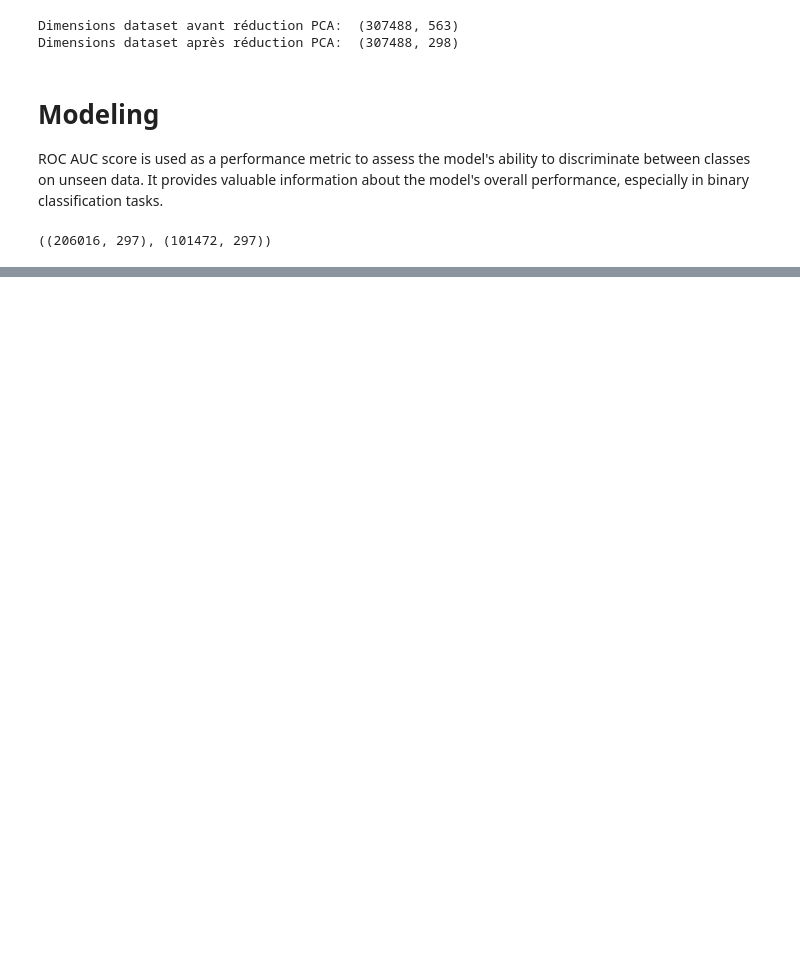
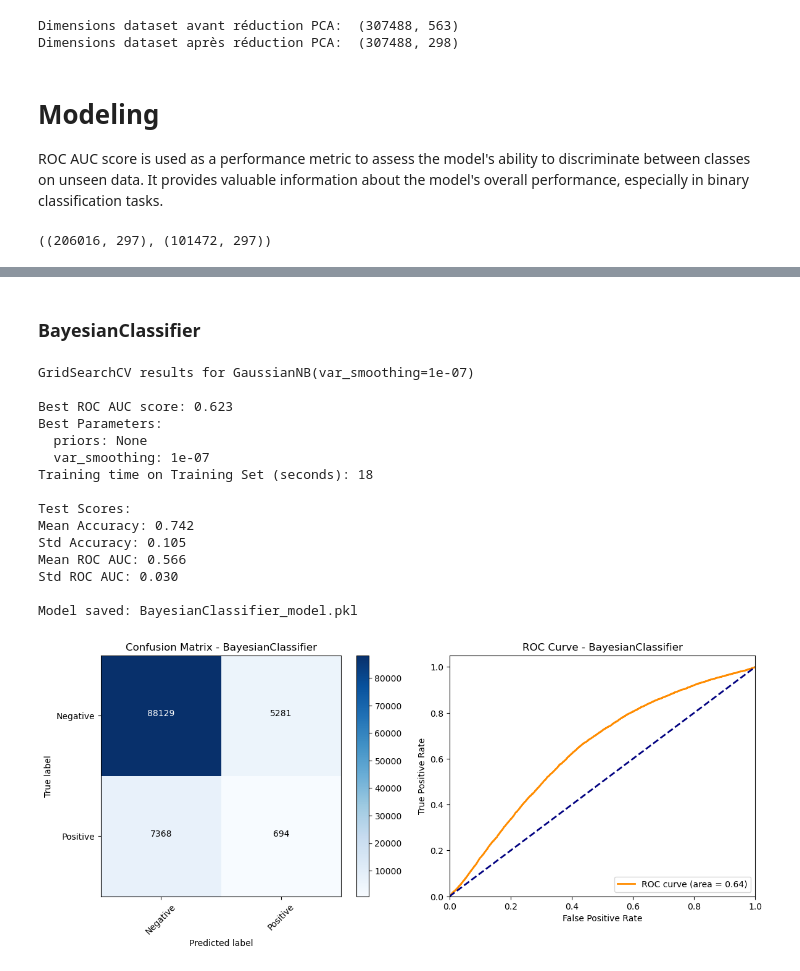
Before and after one commit to MadaraDataAnalyst/OC_P7, a Jupyter notebook: P7_modeling.ipynb, the cells around one changed output, grey strips where cells are left out. Drawn from its saved outputs; the diff is of its cells as text; code cells hidden in the pictures; blank space fills up the shorter version.

Commit message:
Improved modeling

```diff
--- a/P7_modeling.ipynb
+++ b/P7_modeling.ipynb
@@ -245,3 +323,32 @@ Std ROC AUC: 0.005
 
 Model saved: LogisticRegression_model.pkl
 [figure]
+# %% [markdown]
+### BayesianClassifier
+# %%
+from sklearn.naive_bayes import GaussianNB
+
+BayesianClassifier = GaussianNB()
+bayesian_params = {'var_smoothing': [1e-9, 1e-8, 1e-7],
+                  'priors' : [None]}
+# %%
+BC_best_model, BC_best_score, BC_best_params, BC_training_time_seconds, BC_test_scores = grid_search_and_fit(
+    BayesianClassifier, bayesian_params, X_train, y_train, X_test, y_test, model_name="BayesianClassifier")
+plot_evaluation_metrics(BC_best_model, X_test, y_test, "BayesianClassifier")
+# %% [output]
+GridSearchCV results for GaussianNB(var_smoothing=1e-07)
+
+Best ROC AUC score: 0.623
+Best Parameters:
+  priors: None
+  var_smoothing: 1e-07
+Training time on Training Set (seconds): 18
+
+Test Scores:
+Mean Accuracy: 0.742
+Std Accuracy: 0.105
+Mean ROC AUC: 0.566
+Std ROC AUC: 0.030
+
+Model saved: BayesianClassifier_model.pkl
+[figure, added]
```
Also changed, not shown: parts of 24 cells of this notebook, 6 other files.
